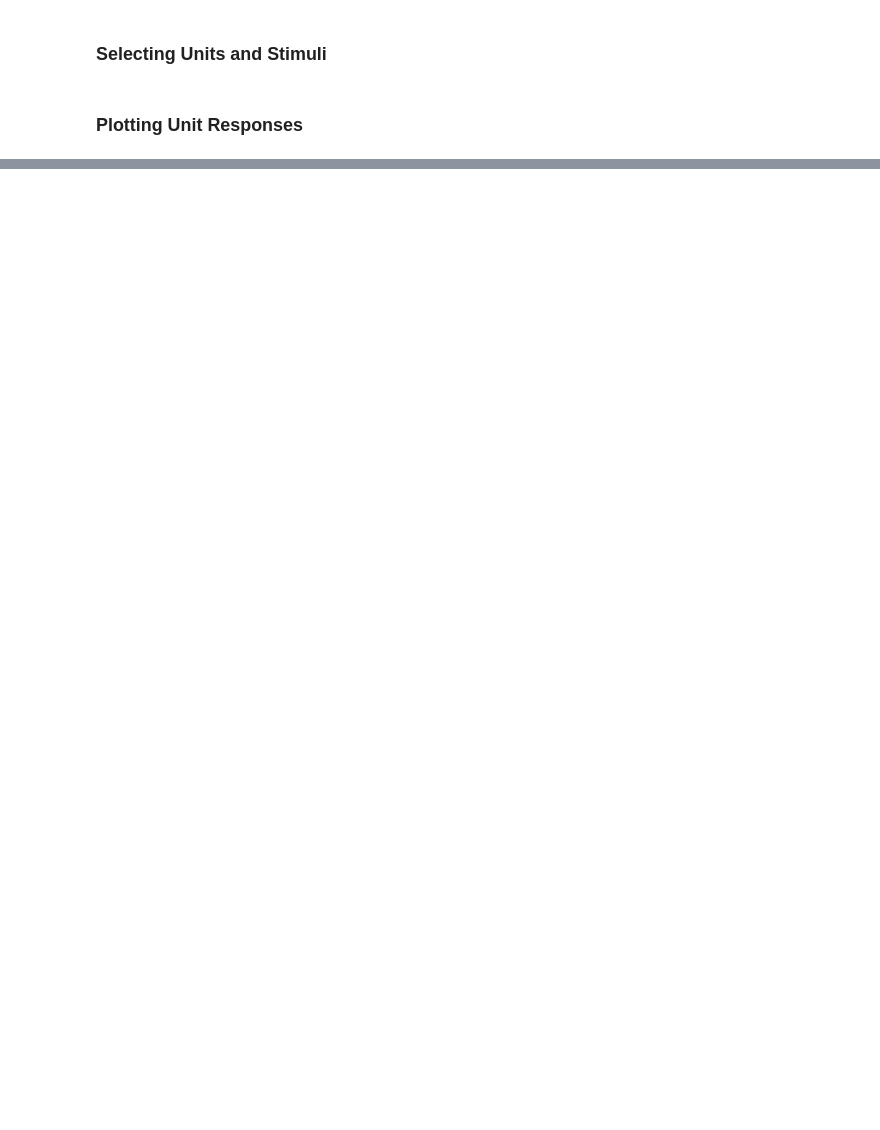
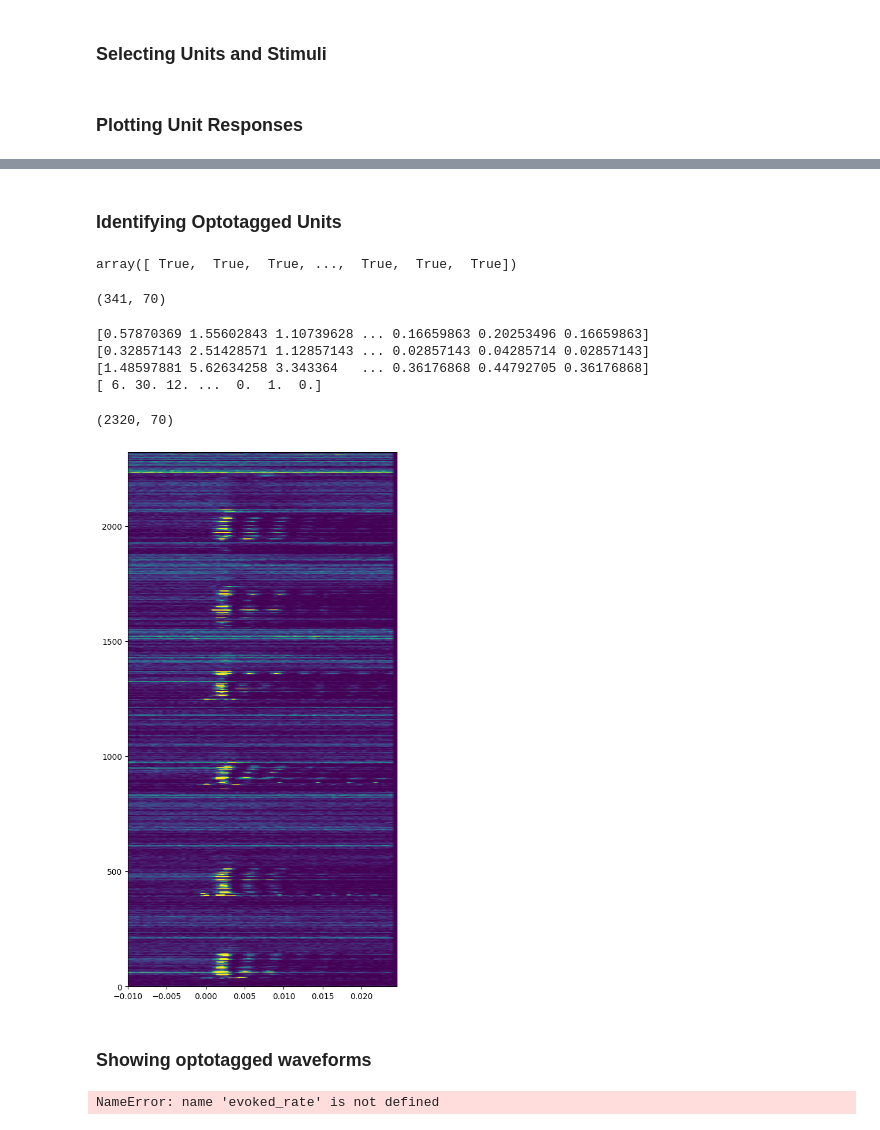
Before and after one commit to AllenInstitute/openscope_databook, a Jupyter notebook: docs/first-order/optotagging.ipynb, the cells around one changed output, grey strips where cells are left out. Drawn from its saved outputs; the diff is of its cells as text; code cells hidden in the pictures; blank space fills up the shorter version.

```diff
--- a/docs/first-order/optotagging.ipynb
+++ b/docs/first-order/optotagging.ipynb
@@ -169,0 +164,2 @@ cbar.set_label("Mean firing rate (Hz)")
+# %% [markdown]
+### Identifying Optotagged Units
@@ -169,0 +177,69 @@ cbar.set_label("Mean firing rate (Hz)")
+# %%
+baseline_end_time = -0.002
+
+baseline_time_interval = baseline_end_time - bin_edges[0]
+baseline_end_idx = ((baseline_end_time - bin_edges[0]) / time_resolution).astype(int)
+
+baseline_spikes = np.sum(spike_matrix[:,:baseline_end_idx], axis=(1,2))
+baseline_spike_rate = baseline_spikes / baseline_time_interval
+
+
+evoked_start_time = 0.001
+evoked_end_time = 0.009
+evoked_time_interval = evoked_end_time - evoked_start_time
+
+evoked_start_idx = ((evoked_start_time - bin_edges[0]) / time_resolution).astype(int)
+evoked_end_idx = ((evoked_end_time - bin_edges[0]) / time_resolution).astype(int)
+
+evoked_spikes = np.sum(spike_matrix[:,evoked_start_idx:evoked_end_idx], axis=(1,2))
+evoked_spike_rate = evoked_spikes / evoked_time_interval
+
+# print(baseline_spike_rate)
+# print(evoked_spike_rate)
+baseline_spike_rate > evoked_spike_rate
+
+# for each unit
+    # get average firing rate before stime
+    # get average firing rate during stim
+    # if stim firing rate is >2x baseline, select it
+# %% [output]
+array([ True,  True,  True, ...,  True,  True,  True])
+# %%
+responsive_unit_spike_counts = spike_counts[baseline_spike_rate*2 < evoked_spike_rate]
+responsive_unit_spike_counts.shape
+# %% [output]
+(341, 70)
+# %%
+sds = np.std(spike_counts, axis=1)
+means = np.mean(spike_counts, axis=1)
+plus_two_sds = means + sds*2
+
+print(sds)
+print(means)
+print(plus_two_sds)
+print(evoked_spikes)
+# %% [output]
+[0.57870369 1.55602843 1.10739628 ... 0.16659863 0.20253496 0.16659863]
+[0.32857143 2.51428571 1.12857143 ... 0.02857143 0.04285714 0.02857143]
+[1.48597881 5.62634258 3.343364   ... 0.36176868 0.44792705 0.36176868]
+[ 6. 30. 12. ...  0.  1.  0.]
+# %%
+responsive_unit_spike_counts = spike_counts[plus_two_sds < evoked_spikes]
+responsive_unit_spike_counts.shape
+# %% [output]
+(2320, 70)
+# %%
+fig, ax = plt.subplots(figsize=(6,12)) # change fig size for different plot dimensions
+img = ax.imshow(responsive_unit_spike_counts,
+                extent=[np.min(bin_edges), np.max(bin_edges), 0, len(responsive_unit_spike_counts)],
+                aspect="auto",
+                vmin=0,
+                vmax=20) # change vmax to get a better depiction of your data
+# %% [output]
+[figure, added]
+# %% [markdown]
+### Showing optotagged waveforms
+# %%
+cre_pos_units = spike_counts[(evoked_rate / (baseline_rate + 1)) > 2]
+# %% [output]
+NameError: name 'evoked_rate' is not defined
```
Also changed, not shown: parts of 15 cells of this notebook.
